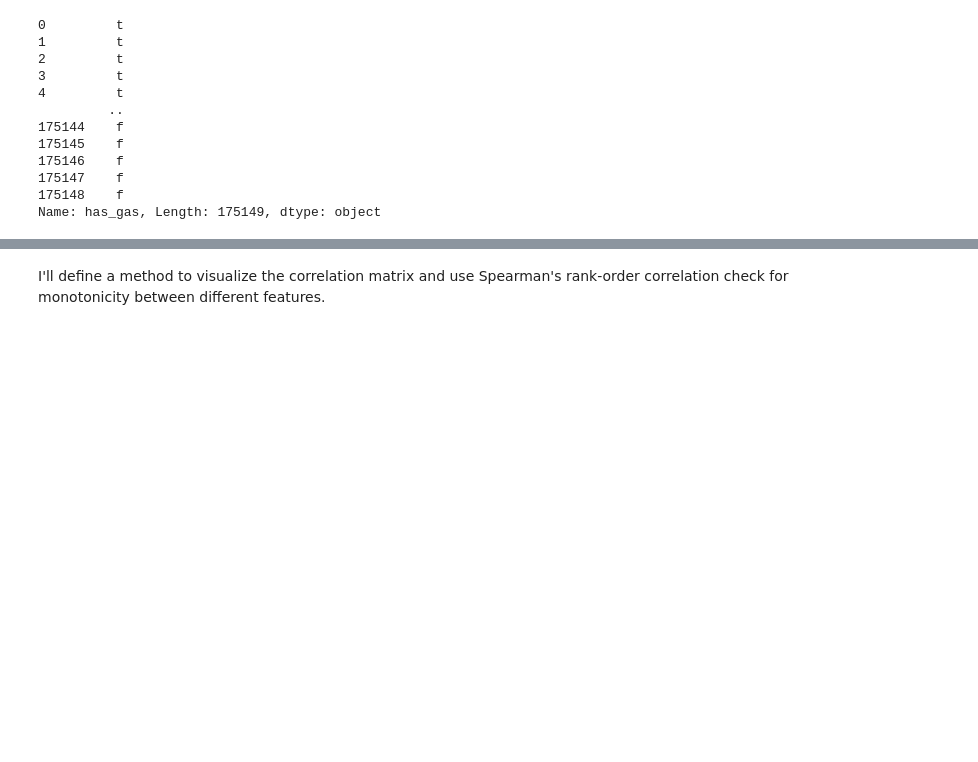
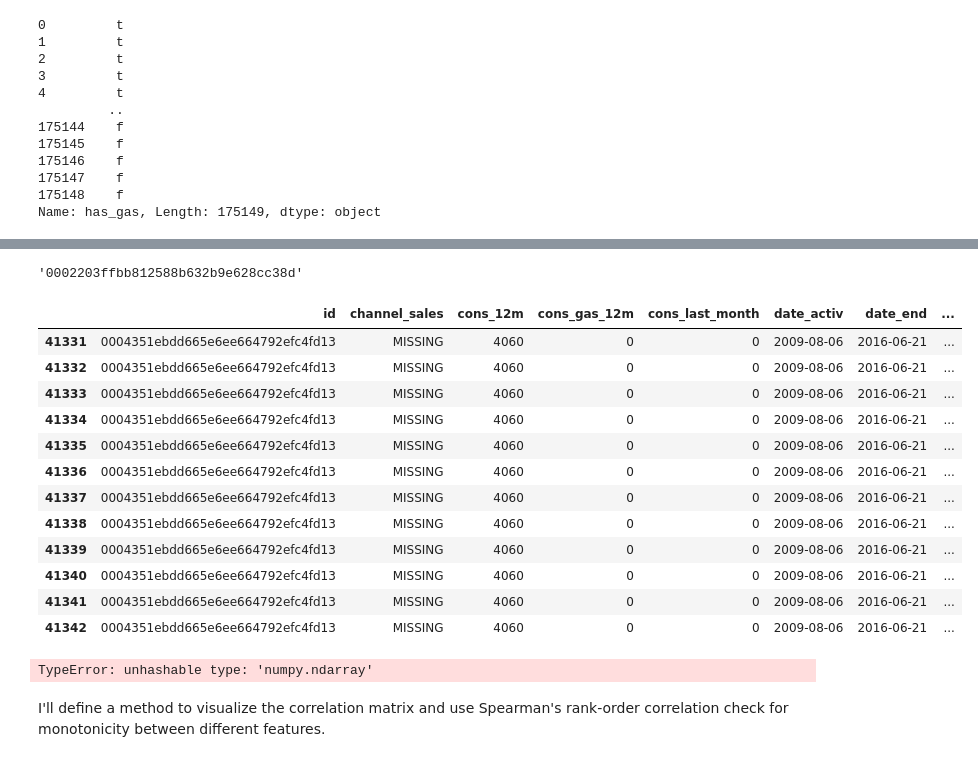
Before and after one commit to hantablack9/BCG-Forage-PowerCo-customer-churn, a Jupyter notebook: 2. EDA || BCG PowerCo churn problem.ipynb, the cells around one changed output, grey strips where cells are left out. Saved outputs shown, nothing was run; the diff lists cells and outputs as text; code cells hidden in the pictures; blank space fills up the shorter version.

```diff
--- a/2. EDA || BCG PowerCo churn problem.ipynb
+++ b/2. EDA || BCG PowerCo churn problem.ipynb
@@ -428,4 +475,4 @@ price_features = ['price_date', 'price_off_peak_var', 'price_peak_var',
        'price_mid_peak_var', 'price_off_peak_fix', 'price_peak_fix',
        'price_mid_peak_fix', 'total_price']
 # %%
-merged_df.groupby(by='id', group_keys=True).apply(lambda x: x.sort_values('price_date'))
+merged_df = merged_df.groupby(by='id', group_keys=True)
@@ -446,0 +495,4 @@ merged_df.groupby(by='id', group_keys=True).apply(lambda x: x.sort_values('price
+# %%
+merged_df.id.unique()[i][0]
+# %% [output]
+'0002203ffbb812588b632b9e628cc38d'
@@ -447,3 +502,24 @@ merged_df.groupby(by='id', group_keys=True).apply(lambda x: x.sort_values('price
+# %%
+merged_df.get_group('0004351ebdd665e6ee664792efc4fd13')
+# %% [output]
+|  | id | channel_sales | cons_12m | cons_gas_12m | cons_last_month | date_activ | date_end | ... |
+| 41331 | 0004351ebdd665e6ee664792efc4fd13 | MISSING | 4060 | 0 | 0 | 2009-08-06 | 2016-06-21 | ... |
+| 41332 | 0004351ebdd665e6ee664792efc4fd13 | MISSING | 4060 | 0 | 0 | 2009-08-06 | 2016-06-21 | ... |
+| 41333 | 0004351ebdd665e6ee664792efc4fd13 | MISSING | 4060 | 0 | 0 | 2009-08-06 | 2016-06-21 | ... |
+| 41334 | 0004351ebdd665e6ee664792efc4fd13 | MISSING | 4060 | 0 | 0 | 2009-08-06 | 2016-06-21 | ... |
+| 41335 | 0004351ebdd665e6ee664792efc4fd13 | MISSING | 4060 | 0 | 0 | 2009-08-06 | 2016-06-21 | ... |
+| 41336 | 0004351ebdd665e6ee664792efc4fd13 | MISSING | 4060 | 0 | 0 | 2009-08-06 | 2016-06-21 | ... |
+| 41337 | 0004351ebdd665e6ee664792efc4fd13 | MISSING | 4060 | 0 | 0 | 2009-08-06 | 2016-06-21 | ... |
+| 41338 | 0004351ebdd665e6ee664792efc4fd13 | MISSING | 4060 | 0 | 0 | 2009-08-06 | 2016-06-21 | ... |
+| 41339 | 0004351ebdd665e6ee664792efc4fd13 | MISSING | 4060 | 0 | 0 | 2009-08-06 | 2016-06-21 | ... |
+| 41340 | 0004351ebdd665e6ee664792efc4fd13 | MISSING | 4060 | 0 | 0 | 2009-08-06 | 2016-06-21 | ... |
+| 41341 | 0004351ebdd665e6ee664792efc4fd13 | MISSING | 4060 | 0 | 0 | 2009-08-06 | 2016-06-21 | ... |
+| 41342 | 0004351ebdd665e6ee664792efc4fd13 | MISSING | 4060 | 0 | 0 | 2009-08-06 | 2016-06-21 | ... |
+# %%
+for id in merged_df.id.unique():
+    merged_df.get_group(id)#.sort_values('price_date', ascending = True)
+# %% [output]
+TypeError: unhashable type: 'numpy.ndarray'
 # %% [markdown]
 I'll define a method to visualize the correlation matrix and use Spearman's rank-order correlation check for monotonicity between different features.
 # %%
```
Also changed, not shown: parts of 35 cells of this notebook.
